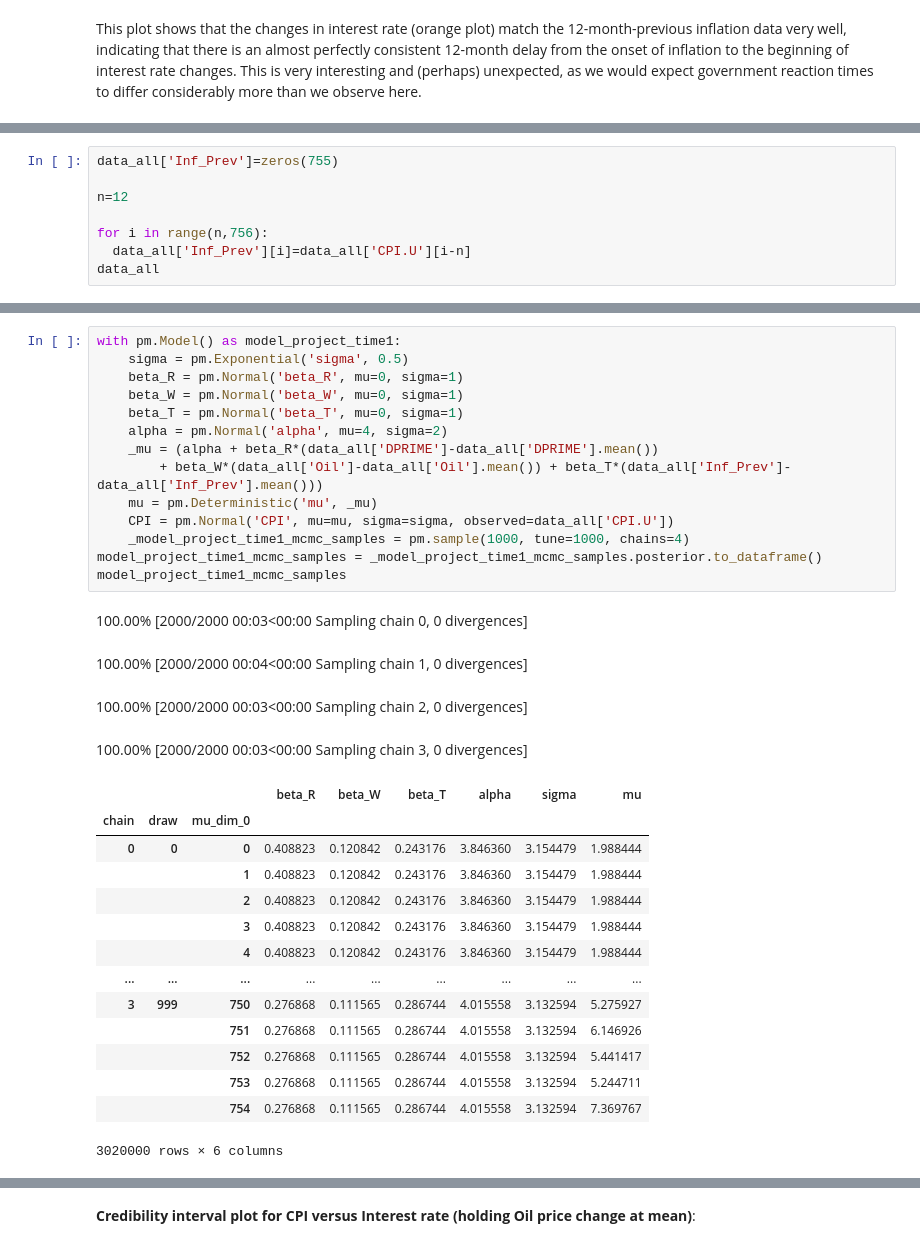
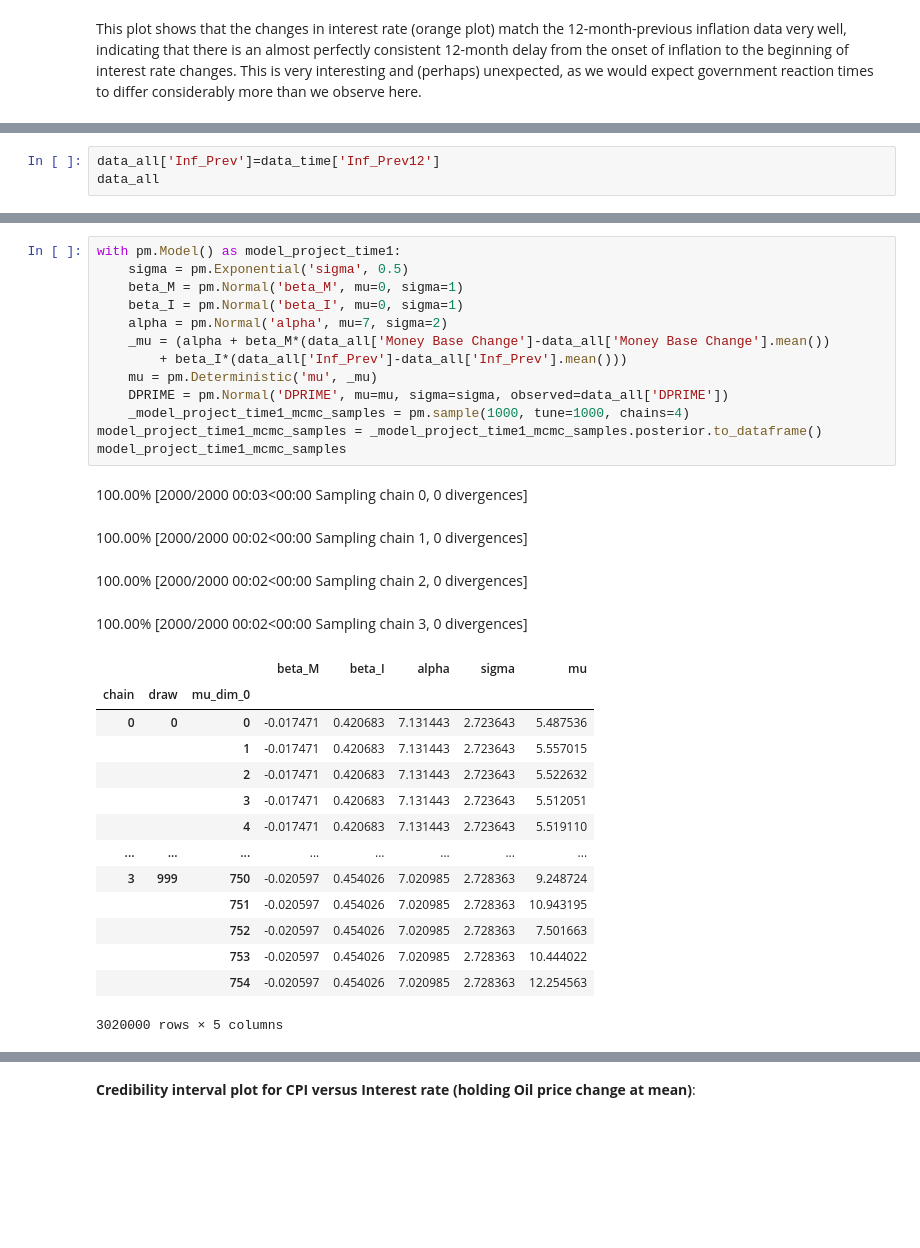
Before and after one commit to AndreiAf02/Math509Project_Public, a Jupyter notebook: 509ProjectV2.ipynb, the cells around one changed output, grey strips where cells are left out. Saved outputs shown, nothing was run; the diff lists cells and outputs as text; blank space fills up the shorter version.

```diff
--- a/509ProjectV2.ipynb
+++ b/509ProjectV2.ipynb
@@ -567,8 +558,0 @@ Our Prior takes the form:
-# %%
-data_all['Inf_Prev']=zeros(755)
-
-n=12
-
-for i in range(n,756):
-  data_all['Inf_Prev'][i]=data_all['CPI.U'][i-n]
-data_all
@@ -592,0 +559,3 @@ See the caveats in the documentation: https://pandas.pydata.org/pandas-docs/stab
+# %%
+data_all['Inf_Prev']=data_time['Inf_Prev12']
+data_all
@@ -593,34 +601,33 @@ See the caveats in the documentation: https://pandas.pydata.org/pandas-docs/stab
 # %%
 with pm.Model() as model_project_time1:
     sigma = pm.Exponential('sigma', 0.5)
-    beta_R = pm.Normal('beta_R', mu=0, sigma=1)
-    beta_W = pm.Normal('beta_W', mu=0, sigma=1)
-    beta_T = pm.Normal('beta_T', mu=0, sigma=1)
-    alpha = pm.Normal('alpha', mu=4, sigma=2)
-    _mu = (alpha + beta_R*(data_all['DPRIME']-data_all['DPRIME'].mean())
-        + beta_W*(data_all['Oil']-data_all['Oil'].mean()) + beta_T*(data_all['Inf_Prev']-data_all['Inf_Prev'].mean()))
+    beta_M = pm.Normal('beta_M', mu=0, sigma=1)
+    beta_I = pm.Normal('beta_I', mu=0, sigma=1)
+    alpha = pm.Normal('alpha', mu=7, sigma=2)
+    _mu = (alpha + beta_M*(data_all['Money Base Change']-data_all['Money Base Change'].mean())
+        + beta_I*(data_all['Inf_Prev']-data_all['Inf_Prev'].mean()))
     mu = pm.Deterministic('mu', _mu)
-    CPI = pm.Normal('CPI', mu=mu, sigma=sigma, observed=data_all['CPI.U'])
+    DPRIME = pm.Normal('DPRIME', mu=mu, sigma=sigma, observed=data_all['DPRIME'])
     _model_project_time1_mcmc_samples = pm.sample(1000, tune=1000, chains=4)
 model_project_time1_mcmc_samples = _model_project_time1_mcmc_samples.posterior.to_dataframe()
 model_project_time1_mcmc_samples
 # %% [output]
 100.00% [2000/2000 00:03<00:00 Sampling chain 0, 0 divergences]
-100.00% [2000/2000 00:04<00:00 Sampling chain 1, 0 divergences]
+100.00% [2000/2000 00:02<00:00 Sampling chain 1, 0 divergences]
-100.00% [2000/2000 00:03<00:00 Sampling chain 2, 0 divergences]
+100.00% [2000/2000 00:02<00:00 Sampling chain 2, 0 divergences]
-100.00% [2000/2000 00:03<00:00 Sampling chain 3, 0 divergences]
+100.00% [2000/2000 00:02<00:00 Sampling chain 3, 0 divergences]
-|  |  |  | beta_R | beta_W | beta_T | alpha | sigma | mu |
-| chain | draw | mu_dim_0 |  |  |  |  |  |  |
-| 0 | 0 | 0 | 0.408823 | 0.120842 | 0.243176 | 3.846360 | 3.154479 | 1.988444 |
-|  |  | 1 | 0.408823 | 0.120842 | 0.243176 | 3.846360 | 3.154479 | 1.988444 |
-|  |  | 2 | 0.408823 | 0.120842 | 0.243176 | 3.846360 | 3.154479 | 1.988444 |
-|  |  | 3 | 0.408823 | 0.120842 | 0.243176 | 3.846360 | 3.154479 | 1.988444 |
-|  |  | 4 | 0.408823 | 0.120842 | 0.243176 | 3.846360 | 3.154479 | 1.988444 |
-| ... | ... | ... | ... | ... | ... | ... | ... | ... |
-| 3 | 999 | 750 | 0.276868 | 0.111565 | 0.286744 | 4.015558 | 3.132594 | 5.275927 |
-|  |  | 751 | 0.276868 | 0.111565 | 0.286744 | 4.015558 | 3.132594 | 6.146926 |
-|  |  | 752 | 0.276868 | 0.111565 | 0.286744 | 4.015558 | 3.132594 | 5.441417 |
-|  |  | 753 | 0.276868 | 0.111565 | 0.286744 | 4.015558 | 3.132594 | 5.244711 |
-|  |  | 754 | 0.276868 | 0.111565 | 0.286744 | 4.015558 | 3.132594 | 7.369767 |
+|  |  |  | beta_M | beta_I | alpha | sigma | mu |
+| chain | draw | mu_dim_0 |  |  |  |  |  |
+| 0 | 0 | 0 | -0.017471 | 0.420683 | 7.131443 | 2.723643 | 5.487536 |
+|  |  | 1 | -0.017471 | 0.420683 | 7.131443 | 2.723643 | 5.557015 |
+|  |  | 2 | -0.017471 | 0.420683 | 7.131443 | 2.723643 | 5.522632 |
+|  |  | 3 | -0.017471 | 0.420683 | 7.131443 | 2.723643 | 5.512051 |
+|  |  | 4 | -0.017471 | 0.420683 | 7.131443 | 2.723643 | 5.519110 |
+| ... | ... | ... | ... | ... | ... | ... | ... |
+| 3 | 999 | 750 | -0.020597 | 0.454026 | 7.020985 | 2.728363 | 9.248724 |
+|  |  | 751 | -0.020597 | 0.454026 | 7.020985 | 2.728363 | 10.943195 |
+|  |  | 752 | -0.020597 | 0.454026 | 7.020985 | 2.728363 | 7.501663 |
+|  |  | 753 | -0.020597 | 0.454026 | 7.020985 | 2.728363 | 10.444022 |
+|  |  | 754 | -0.020597 | 0.454026 | 7.020985 | 2.728363 | 12.254563 |
-3020000 rows × 6 columns
+3020000 rows × 5 columns
 # %%
```
Also changed, not shown: parts of 10 cells of this notebook.
